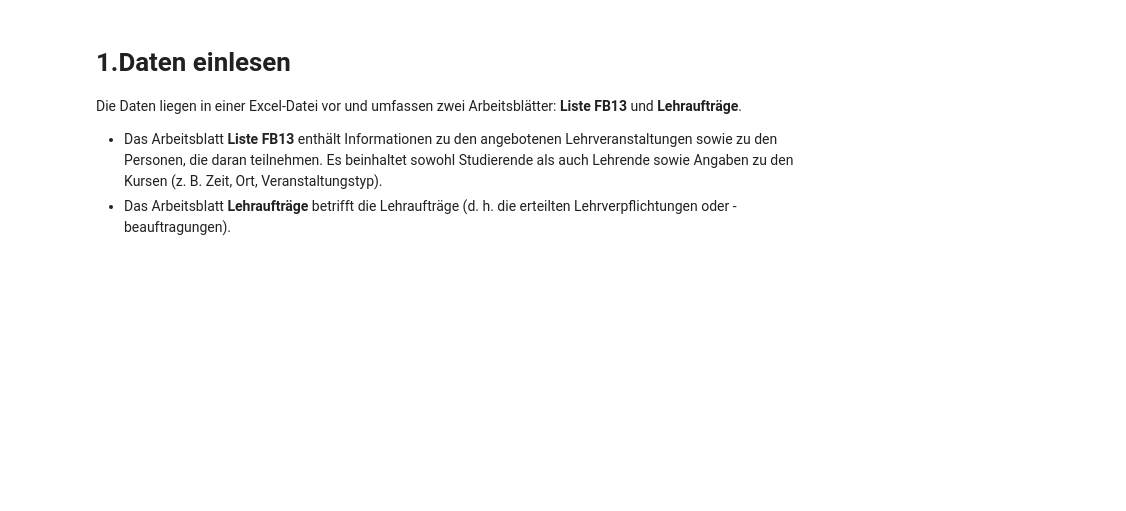
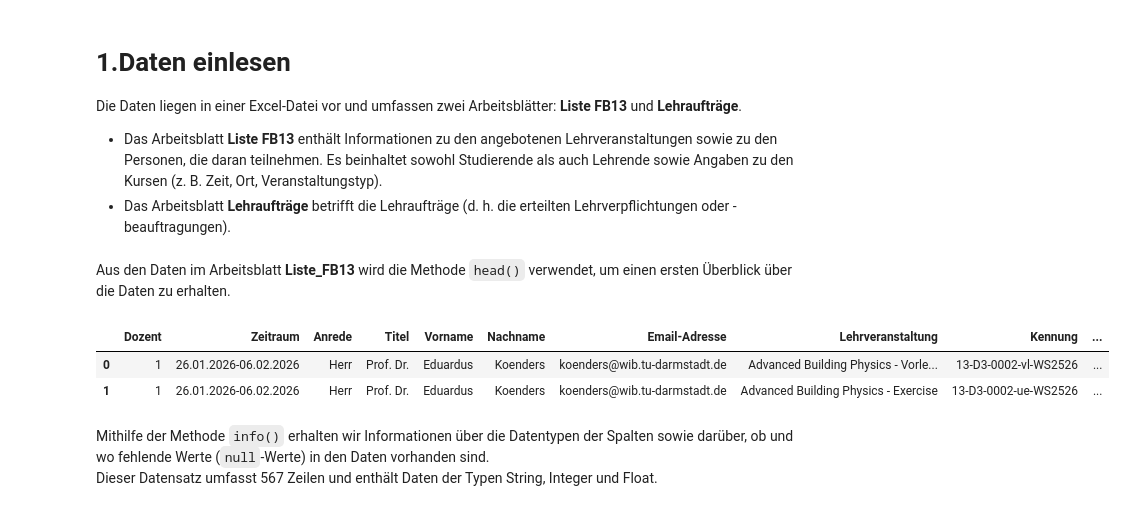
Before and after one commit to Mohsenmohebbi1993/Liste-der-Lehrveranstaltungen-im-Wintersemester, a Jupyter notebook: 2025-10-20-FB13 LVE Liste Lehrveranstaltungen WS2526.ipynb, the cells around one changed output. Cells and saved outputs as stored; diff of their text form; code cells hidden in the pictures; blank space fills up the shorter version.

```diff
--- a/2025-10-20-FB13 LVE Liste Lehrveranstaltungen WS2526.ipynb
+++ b/2025-10-20-FB13 LVE Liste Lehrveranstaltungen WS2526.ipynb
@@ -59,3 +59,14 @@ df_Liste_FB13 = pd.read_excel("C:/Users/user/Desktop/Fatemeh/2025-10-20-FB13 LVE
 
 df_Teaching_assignments = pd.read_excel("C:/Users/user/Desktop/Fatemeh/2025-10-20-FB13 LVE Liste Lehrveranstaltungen WS2526.xlsx",
                    sheet_name="Lehraufträge")
+# %% [markdown]
+Aus den Daten im Arbeitsblatt **Liste_FB13** wird die Methode `head()` verwendet, um einen ersten Überblick über die Daten zu erhalten.
+# %%
+df_Liste_FB13.head(2)
+# %% [output]
+|  | Dozent | Zeitraum | Anrede | Titel | Vorname | Nachname | Email-Adresse | Lehrveranstaltung | Kennung | ... |
+| 0 | 1 | 26.01.2026-06.02.2026 | Herr | Prof. Dr. | Eduardus | Koenders | koenders@wib.tu-darmstadt.de | Advanced Building Physics - Vorle... | 13-D3-0002-vl-WS2526 | ... |
+| 1 | 1 | 26.01.2026-06.02.2026 | Herr | Prof. Dr. | Eduardus | Koenders | koenders@wib.tu-darmstadt.de | Advanced Building Physics - Exercise | 13-D3-0002-ue-WS2526 | ... |
+# %% [markdown]
+Mithilfe der Methode `info()` erhalten wir Informationen über die Datentypen der Spalten sowie darüber, ob und wo fehlende Werte (`null`-Werte) in den Daten vorhanden sind.
+Dieser Datensatz umfasst 567 Zeilen und enthält Daten der Typen String, Integer und Float.
```
Also changed, not shown: parts of 7 cells of this notebook.
